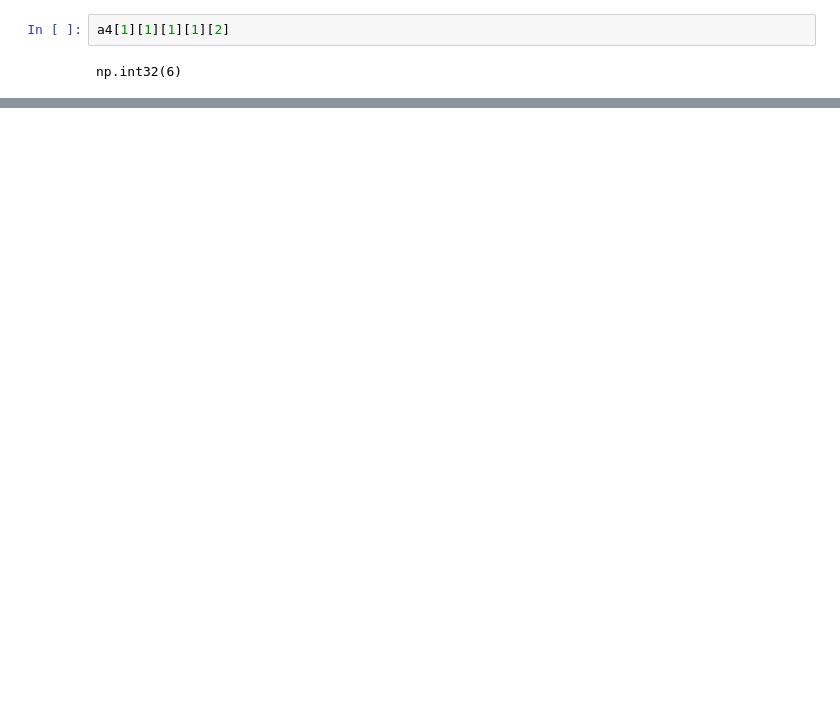
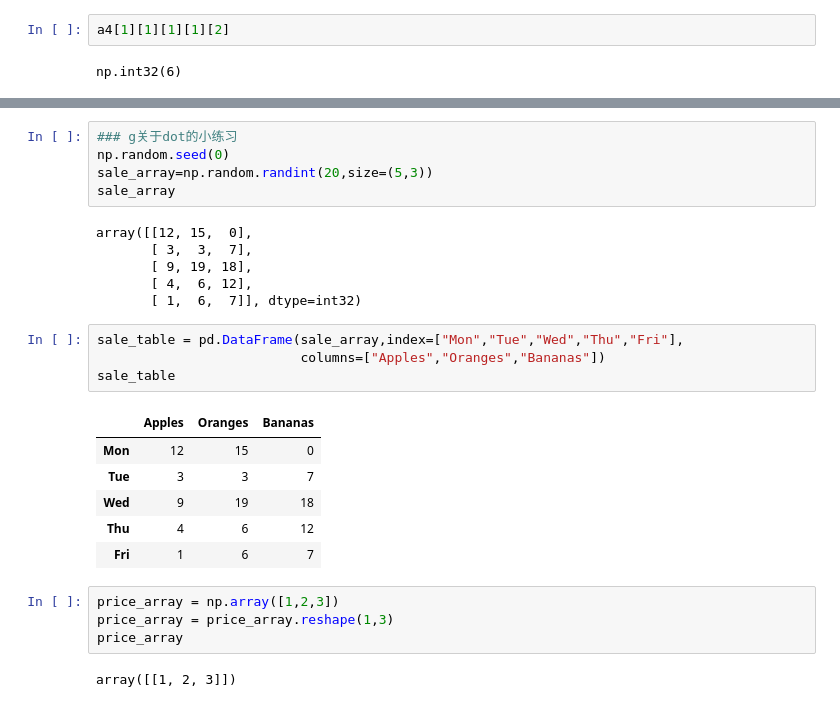
Before and after one commit to wj254897055/learn-python-machine-learning, a Jupyter notebook: section-1/introduction-to-numpy.ipynb, the cells around one changed output, grey strips where cells are left out. Drawn from its saved outputs; the diff is of its cells as text; blank space fills up the shorter version.

```diff
--- a/section-1/introduction-to-numpy.ipynb
+++ b/section-1/introduction-to-numpy.ipynb
@@ -161,0 +325,28 @@ np.int32(6)
+# %%
+### g关于dot的小练习
+np.random.seed(0)
+sale_array=np.random.randint(20,size=(5,3))
+sale_array
+# %% [output]
+array([[12, 15,  0],
+       [ 3,  3,  7],
+       [ 9, 19, 18],
+       [ 4,  6, 12],
+       [ 1,  6,  7]], dtype=int32)
+# %%
+sale_table = pd.DataFrame(sale_array,index=["Mon","Tue","Wed","Thu","Fri"],
+                          columns=["Apples","Oranges","Bananas"])
+sale_table
+# %% [output]
+|  | Apples | Oranges | Bananas |
+| Mon | 12 | 15 | 0 |
+| Tue | 3 | 3 | 7 |
+| Wed | 9 | 19 | 18 |
+| Thu | 4 | 6 | 12 |
+| Fri | 1 | 6 | 7 |
+# %%
+price_array = np.array([1,2,3])
+price_array = price_array.reshape(1,3)
+price_array
+# %% [output]
+array([[1, 2, 3]])
```
Also changed, not shown: parts of 56 cells of this notebook.
